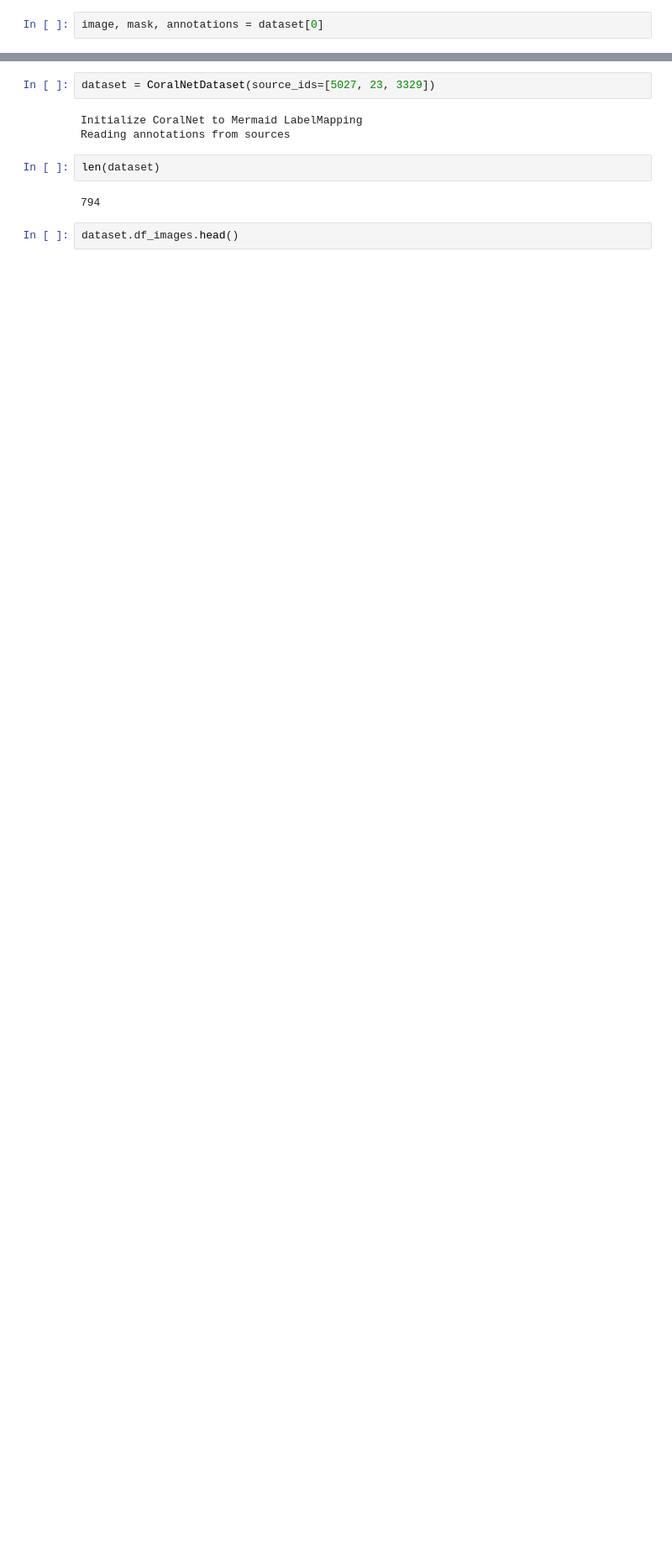
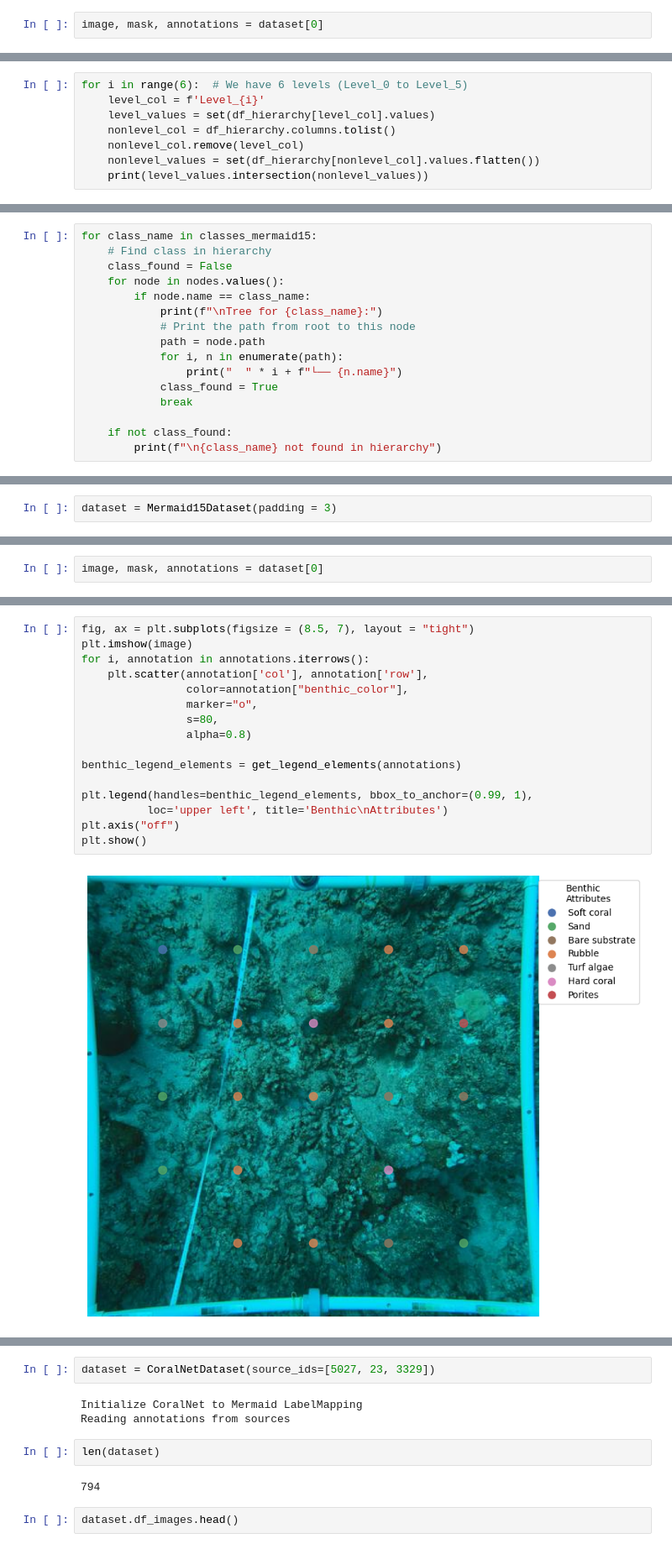
Before and after one commit to data-mermaid/mermaid-segmentation, a Jupyter notebook: nbs/Dataset_Exploration.ipynb, the cells around one changed output, grey strips where cells are left out. Shown at 84% size. Drawn from its saved outputs; the diff is of its cells as text; blank space fills up the shorter version.

```diff
--- a/nbs/Dataset_Exploration.ipynb
+++ b/nbs/Dataset_Exploration.ipynb
@@ -91,0 +271,8 @@ len(data_loader)
+# %%
+for i in range(6):  # We have 6 levels (Level_0 to Level_5)
+    level_col = f'Level_{i}'
+    level_values = set(df_hierarchy[level_col].values)
+    nonlevel_col = df_hierarchy.columns.tolist()
+    nonlevel_col.remove(level_col)
+    nonlevel_values = set(df_hierarchy[nonlevel_col].values.flatten())
+    print(level_values.intersection(nonlevel_values))
@@ -91,0 +320,16 @@ len(data_loader)
+# %%
+for class_name in classes_mermaid15:
+    # Find class in hierarchy
+    class_found = False
+    for node in nodes.values():
+        if node.name == class_name:
+            print(f"\nTree for {class_name}:")
+            # Print the path from root to this node
+            path = node.path
+            for i, n in enumerate(path):
+                print("  " * i + f"└── {n.name}")
+            class_found = True
+            break
+
+    if not class_found:
+        print(f"\n{class_name} not found in hierarchy")
@@ -91,0 +580,2 @@ len(data_loader)
+# %%
+dataset = Mermaid15Dataset(padding = 3)
@@ -91,0 +604,2 @@ len(data_loader)
+# %%
+image, mask, annotations = dataset[0]
@@ -91,0 +626,18 @@ len(data_loader)
+# %%
+fig, ax = plt.subplots(figsize = (8.5, 7), layout = "tight")
+plt.imshow(image)
+for i, annotation in annotations.iterrows():
+    plt.scatter(annotation['col'], annotation['row'],
+                color=annotation["benthic_color"],
+                marker="o",
+                s=80,
+                alpha=0.8)
+
+benthic_legend_elements = get_legend_elements(annotations)
+
+plt.legend(handles=benthic_legend_elements, bbox_to_anchor=(0.99, 1),
+          loc='upper left', title='Benthic\nAttributes')
+plt.axis("off")
+plt.show()
+# %% [output]
+[figure, added]
```
Also changed, not shown: parts of 37 cells of this notebook.
